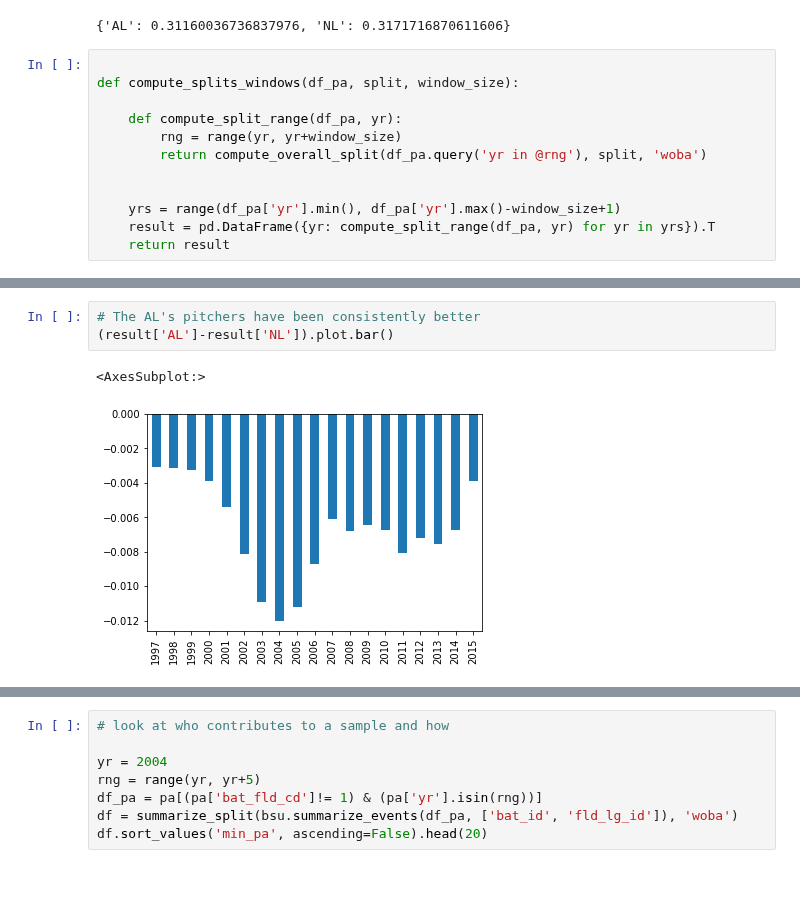
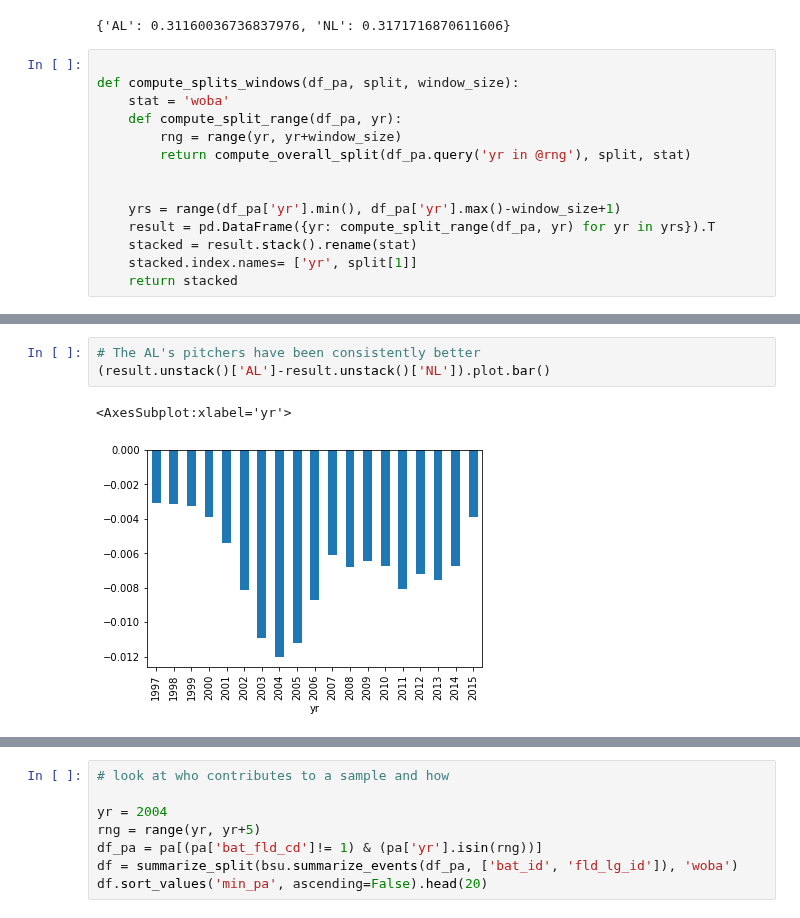
Before and after one commit to sdvinay/baseball_sql, a Jupyter notebook: pandas/AL_vs_NL.ipynb, the cells around one changed output, grey strips where cells are left out. Cells and saved outputs as stored; diff of their text form; blank space fills up the shorter version.

```diff
--- a/pandas/AL_vs_NL.ipynb
+++ b/pandas/AL_vs_NL.ipynb
@@ -137,15 +138,17 @@ compute_overall_split(pa, ['bat_id', 'fld_lg_id'], 'woba')
 # %%
 
 def compute_splits_windows(df_pa, split, window_size):
-
+    stat = 'woba'
     def compute_split_range(df_pa, yr):
         rng = range(yr, yr+window_size)
-        return compute_overall_split(df_pa.query('yr in @rng'), split, 'woba')
+        return compute_overall_split(df_pa.query('yr in @rng'), split, stat)
 
 
     yrs = range(df_pa['yr'].min(), df_pa['yr'].max()-window_size+1)
     result = pd.DataFrame({yr: compute_split_range(df_pa, yr) for yr in yrs}).T
-    return result
+    stacked = result.stack().rename(stat)
+    stacked.index.names= ['yr', split[1]]
+    return stacked
 # %%
 
 # First look at a pool of batters, comparing the pitching/fielding of each league
@@ -175,9 +180,9 @@ result
 # %%
 # The AL's pitchers have been consistently better
-(result['AL']-result['NL']).plot.bar()
+(result.unstack()['AL']-result.unstack()['NL']).plot.bar()
 # %% [output]
-<AxesSubplot:>
+<AxesSubplot:xlabel='yr'>
-[figure, old version]
+[figure, new version]
 # %%
 # Now look at a pool of pitchers, comparing the offenses of each league
 
```
Also changed, not shown: parts of 5 cells of this notebook.
